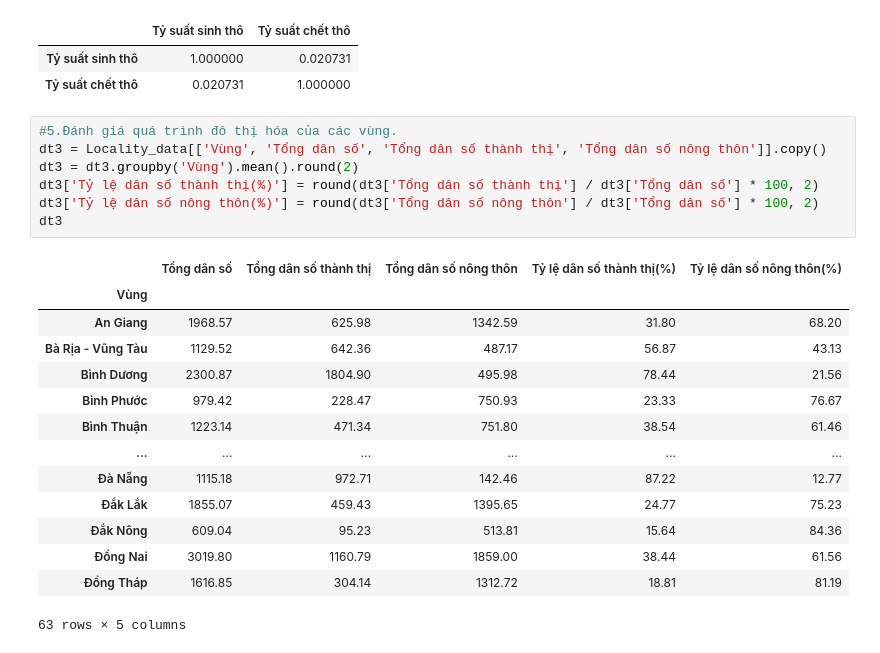
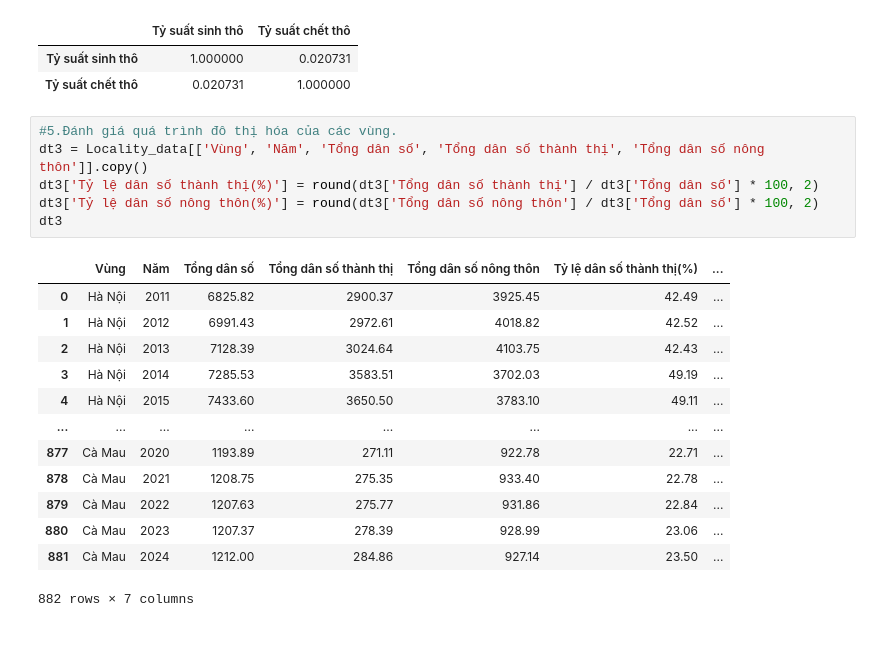
Before and after one commit to KhoiNguyen0000/Final, a Jupyter notebook: 05_Pandas_query.ipynb, the cells around one changed output. Cells and saved outputs as stored; diff of their text form.

```diff
--- a/05_Pandas_query.ipynb
+++ b/05_Pandas_query.ipynb
@@ -86,26 +78,24 @@ Locality_data[['Tỷ suất sinh thô' ,'Tỷ suất chết thô']].corr(method=
 | Tỷ suất chết thô | 0.020731 | 1.000000 |
 # %%
 #5.Đánh giá quá trình đô thị hóa của các vùng.
-dt3 = Locality_data[['Vùng', 'Tổng dân số', 'Tổng dân số thành thị', 'Tổng dân số nông thôn']].copy()
-dt3 = dt3.groupby('Vùng').mean().round(2)
+dt3 = Locality_data[['Vùng', 'Năm', 'Tổng dân số', 'Tổng dân số thành thị', 'Tổng dân số nông thôn']].copy()
 dt3['Tỷ lệ dân số thành thị(%)'] = round(dt3['Tổng dân số thành thị'] / dt3['Tổng dân số'] * 100, 2)
 dt3['Tỷ lệ dân số nông thôn(%)'] = round(dt3['Tổng dân số nông thôn'] / dt3['Tổng dân số'] * 100, 2)
 dt3
 # %% [output]
-|  | Tổng dân số | Tổng dân số thành thị | Tổng dân số nông thôn | Tỷ lệ dân số thành thị(%) | Tỷ lệ dân số nông thôn(%) |
-| Vùng |  |  |  |  |  |
-| An Giang | 1968.57 | 625.98 | 1342.59 | 31.80 | 68.20 |
-| Bà Rịa - Vũng Tàu | 1129.52 | 642.36 | 487.17 | 56.87 | 43.13 |
-| Bình Dương | 2300.87 | 1804.90 | 495.98 | 78.44 | 21.56 |
-| Bình Phước | 979.42 | 228.47 | 750.93 | 23.33 | 76.67 |
-| Bình Thuận | 1223.14 | 471.34 | 751.80 | 38.54 | 61.46 |
-| ... | ... | ... | ... | ... | ... |
-| Ðà Nẵng | 1115.18 | 972.71 | 142.46 | 87.22 | 12.77 |
-| Ðắk Lắk | 1855.07 | 459.43 | 1395.65 | 24.77 | 75.23 |
-| Ðắk Nông | 609.04 | 95.23 | 513.81 | 15.64 | 84.36 |
-| Ðồng Nai | 3019.80 | 1160.79 | 1859.00 | 38.44 | 61.56 |
-| Ðồng Tháp | 1616.85 | 304.14 | 1312.72 | 18.81 | 81.19 |
+|  | Vùng | Năm | Tổng dân số | Tổng dân số thành thị | Tổng dân số nông thôn | Tỷ lệ dân số thành thị(%) | ... |
+| 0 | Hà Nội | 2011 | 6825.82 | 2900.37 | 3925.45 | 42.49 | ... |
+| 1 | Hà Nội | 2012 | 6991.43 | 2972.61 | 4018.82 | 42.52 | ... |
+| 2 | Hà Nội | 2013 | 7128.39 | 3024.64 | 4103.75 | 42.43 | ... |
+| 3 | Hà Nội | 2014 | 7285.53 | 3583.51 | 3702.03 | 49.19 | ... |
+| 4 | Hà Nội | 2015 | 7433.60 | 3650.50 | 3783.10 | 49.11 | ... |
+| ... | ... | ... | ... | ... | ... | ... | ... |
+| 877 | Cà Mau | 2020 | 1193.89 | 271.11 | 922.78 | 22.71 | ... |
+| 878 | Cà Mau | 2021 | 1208.75 | 275.35 | 933.40 | 22.78 | ... |
+| 879 | Cà Mau | 2022 | 1207.63 | 275.77 | 931.86 | 22.84 | ... |
+| 880 | Cà Mau | 2023 | 1207.37 | 278.39 | 928.99 | 23.06 | ... |
+| 881 | Cà Mau | 2024 | 1212.00 | 284.86 | 927.14 | 23.50 | ... |
-63 rows × 5 columns
+882 rows × 7 columns
 # %%
 #6. So sánh thất nghiệp giữa thành thị và nông thôn.
 dt4 = Locality_data.copy()
```
Also changed, not shown: parts of 6 cells of this notebook.
